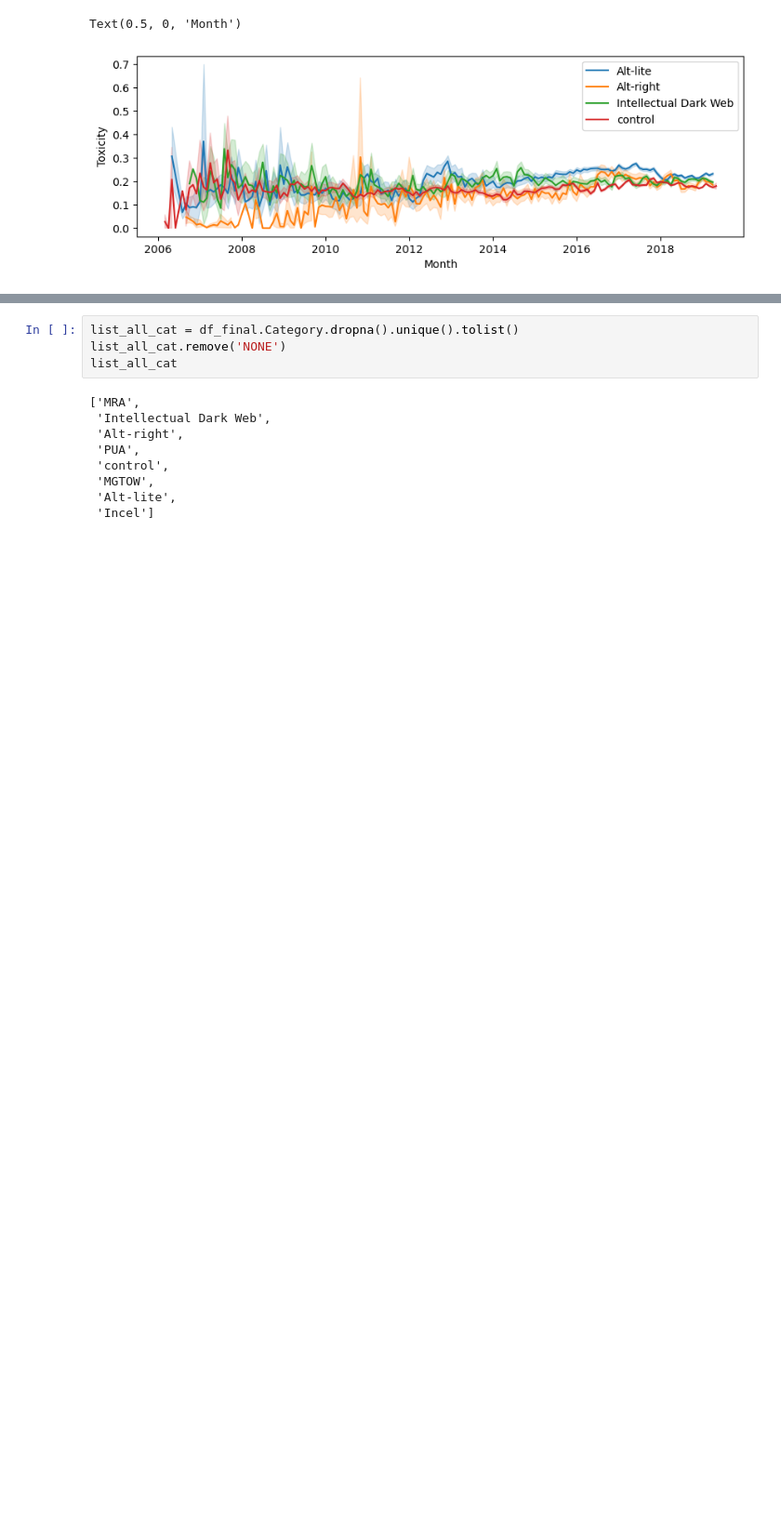
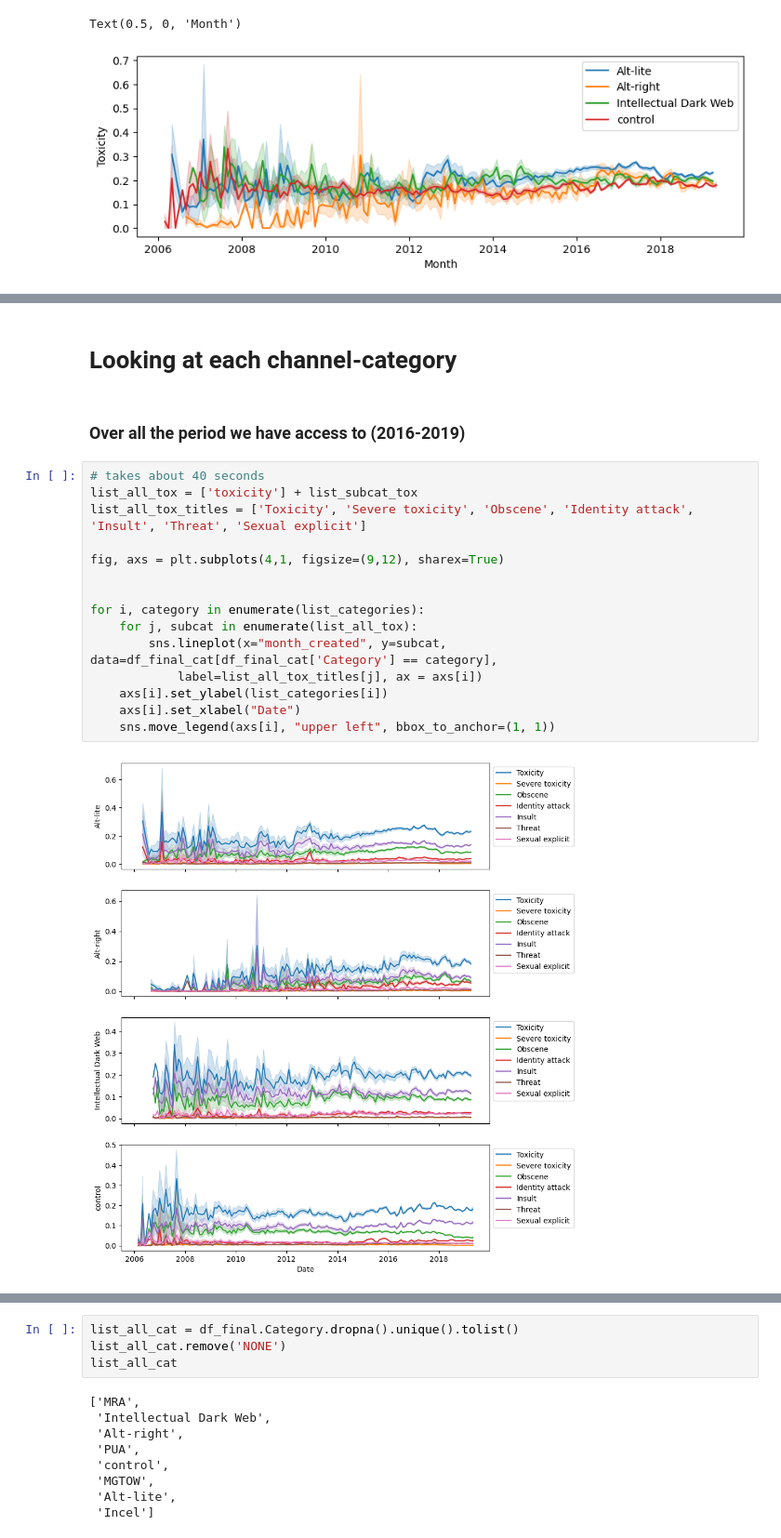
Before and after one commit to epfl-ada/ada-2022-project-strauss, a Jupyter notebook: toxic_evolution_time.ipynb, the cells around one changed output, grey strips where cells are left out. Shown at 93% size. Saved outputs shown, nothing was run; the diff lists cells and outputs as text; blank space fills up the shorter version.

```diff
--- a/toxic_evolution_time.ipynb
+++ b/toxic_evolution_time.ipynb
@@ -221,0 +229,21 @@ For each category of toxicity, we observe different behaviours.
+# %% [markdown]
+# Looking at each channel-category
+# %% [markdown]
+### Over all the period we have access to (2016-2019)
+# %%
+# takes about 40 seconds
+list_all_tox = ['toxicity'] + list_subcat_tox
+list_all_tox_titles = ['Toxicity', 'Severe toxicity', 'Obscene', 'Identity attack', 'Insult', 'Threat', 'Sexual explicit']
+
+fig, axs = plt.subplots(4,1, figsize=(9,12), sharex=True)
+
+
+for i, category in enumerate(list_categories):
+    for j, subcat in enumerate(list_all_tox):
+        sns.lineplot(x="month_created", y=subcat, data=df_final_cat[df_final_cat['Category'] == category],
+            label=list_all_tox_titles[j], ax = axs[i])
+    axs[i].set_ylabel(list_categories[i])
+    axs[i].set_xlabel("Date")
+    sns.move_legend(axs[i], "upper left", bbox_to_anchor=(1, 1))
+# %% [output]
+[figure, added]
```
Also changed, not shown: parts of 12 cells of this notebook.
